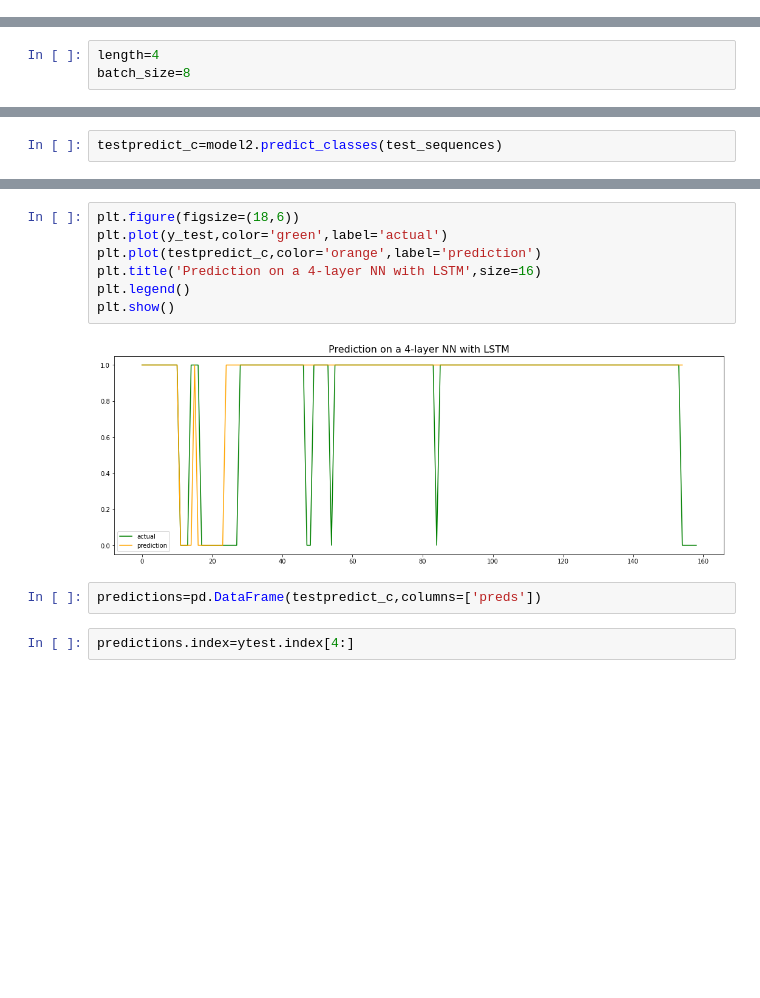
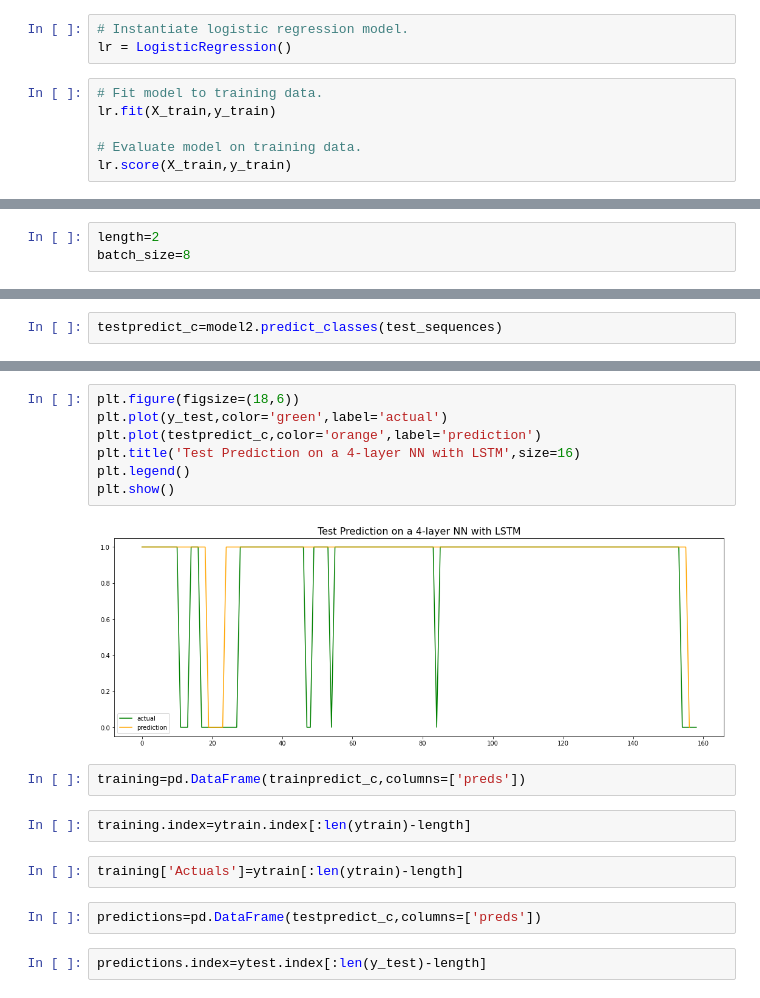
Before and after one commit to randyneo17/GA_DSI14_Projects, a Jupyter notebook: Capstone/Phase 2iii modelling with NN-LSTM.ipynb, the cells around one changed output, grey strips where cells are left out. Cells and saved outputs as stored; diff of their text form; blank space fills up the shorter version.

```diff
--- a/Capstone/Phase 2iii modelling with NN-LSTM.ipynb
+++ b/Capstone/Phase 2iii modelling with NN-LSTM.ipynb
@@ -319,0 +327,9 @@ Name: Target, dtype: float64
+# %%
+# Instantiate logistic regression model.
+lr = LogisticRegression()
+# %%
+# Fit model to training data.
+lr.fit(X_train,y_train)
+
+# Evaluate model on training data.
+lr.score(X_train,y_train)
@@ -344,7 +409,7 @@ y_test.shape
 # %% [output]
 (159,)
 # %%
-length=4
+length=2
 batch_size=8
 # %%
 # Create training sequences
@@ -573,14 +647,20 @@ testpredict_c=model2.predict_classes(test_sequences)
 # %%
 plt.figure(figsize=(18,6))
 plt.plot(y_test,color='green',label='actual')
 plt.plot(testpredict_c,color='orange',label='prediction')
-plt.title('Prediction on a 4-layer NN with LSTM',size=16)
+plt.title('Test Prediction on a 4-layer NN with LSTM',size=16)
 plt.legend()
 plt.show()
 # %% [output]
-[figure, old version]
+[figure, new version]
+# %%
+training=pd.DataFrame(trainpredict_c,columns=['preds'])
+# %%
+training.index=ytrain.index[:len(ytrain)-length]
+# %%
+training['Actuals']=ytrain[:len(ytrain)-length]
 # %%
 predictions=pd.DataFrame(testpredict_c,columns=['preds'])
 # %%
-predictions.index=ytest.index[4:]
+predictions.index=ytest.index[:len(y_test)-length]
 # %%
```
Also changed, not shown: parts of 41 cells of this notebook, 8 other files.
